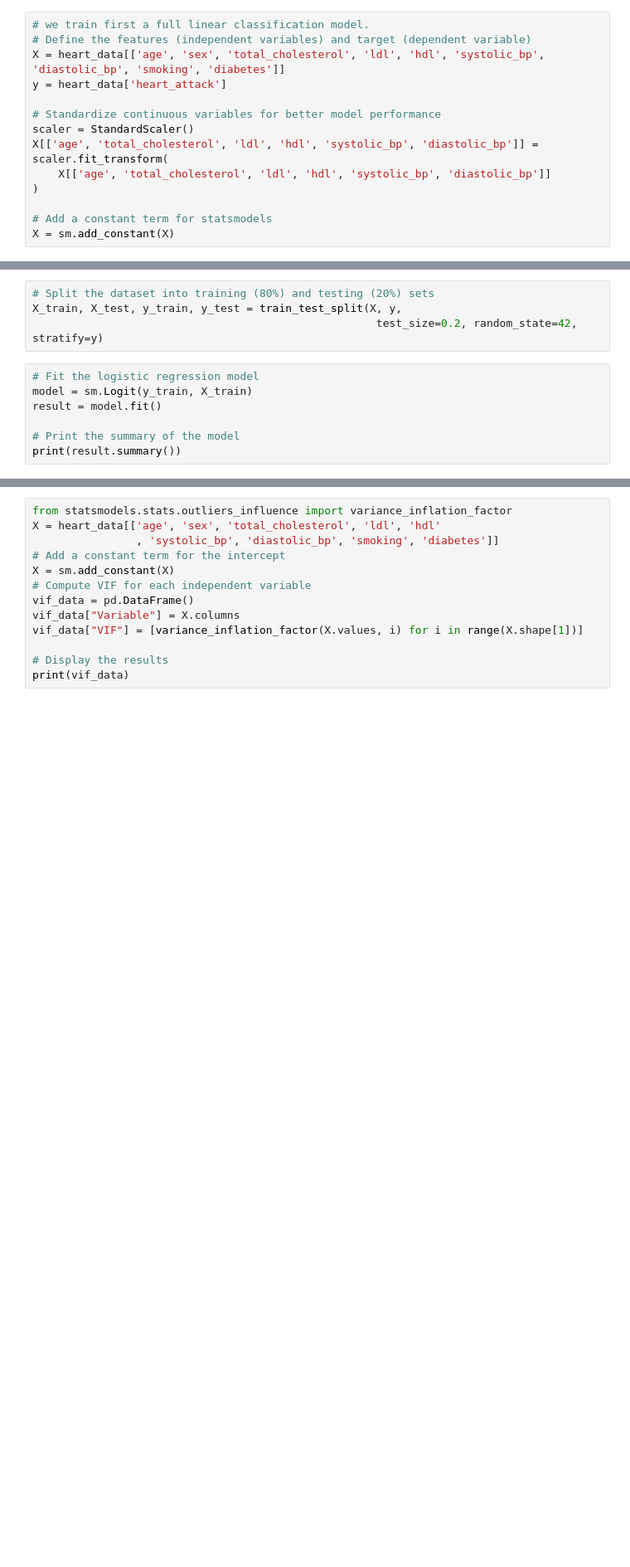
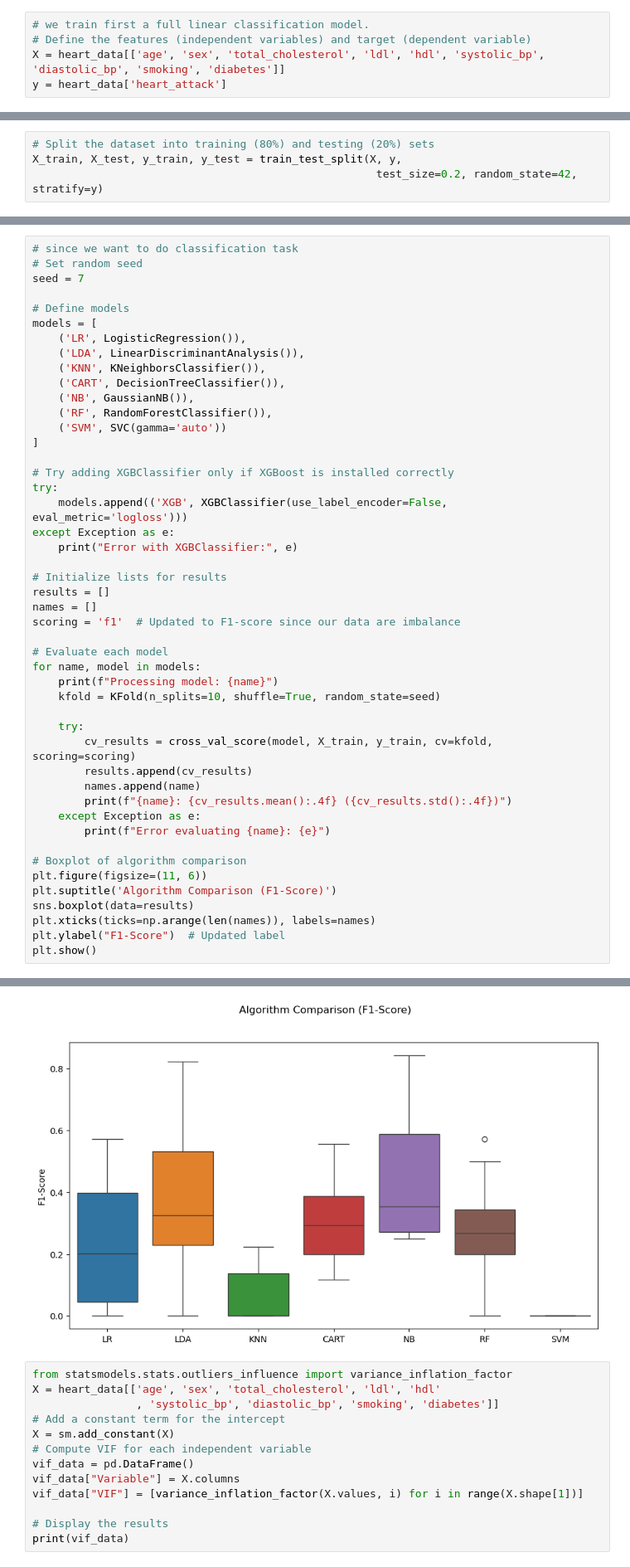
Before and after one commit to stephTchembeu/Heart_Attack_Risk_Assessment, a Jupyter notebook: script/hear_attack_analysis.ipynb, the cells around one changed output, grey strips where cells are left out. Shown at 83% size. Drawn from its saved outputs; the diff is of its cells as text; blank space fills up the shorter version.

Commit message:
complete the analysis

```diff
--- a/script/hear_attack_analysis.ipynb
+++ b/script/hear_attack_analysis.ipynb
@@ -363,12 +383,3 @@ hdl           -0.0274      0.013     -2.121      0.034      -0.053      -0.002
 # Define the features (independent variables) and target (dependent variable)
 X = heart_data[['age', 'sex', 'total_cholesterol', 'ldl', 'hdl', 'systolic_bp', 'diastolic_bp', 'smoking', 'diabetes']]
 y = heart_data['heart_attack']
-
-# Standardize continuous variables for better model performance
-scaler = StandardScaler()
-X[['age', 'total_cholesterol', 'ldl', 'hdl', 'systolic_bp', 'diastolic_bp']] = scaler.fit_transform(
-    X[['age', 'total_cholesterol', 'ldl', 'hdl', 'systolic_bp', 'diastolic_bp']]
-)
-
-# Add a constant term for statsmodels
-X = sm.add_constant(X)
@@ -382,10 +387,3 @@ See the caveats in the documentation: https://pandas.pydata.org/pandas-docs/stab
 # Split the dataset into training (80%) and testing (20%) sets
 X_train, X_test, y_train, y_test = train_test_split(X, y,
                                                      test_size=0.2, random_state=42, stratify=y)
-# %%
-# Fit the logistic regression model
-model = sm.Logit(y_train, X_train)
-result = model.fit()
-
-# Print the summary of the model
-print(result.summary())
@@ -466,0 +390,48 @@ Possible Next Steps:
+# %%
+# since we want to do classification task
+# Set random seed
+seed = 7
+
+# Define models
+models = [
+    ('LR', LogisticRegression()),
+    ('LDA', LinearDiscriminantAnalysis()),
+    ('KNN', KNeighborsClassifier()),
+    ('CART', DecisionTreeClassifier()),
+    ('NB', GaussianNB()),
+    ('RF', RandomForestClassifier()),
+    ('SVM', SVC(gamma='auto'))
+]
+
+# Try adding XGBClassifier only if XGBoost is installed correctly
+try:
+    models.append(('XGB', XGBClassifier(use_label_encoder=False, eval_metric='logloss')))
+except Exception as e:
+    print("Error with XGBClassifier:", e)
+
+# Initialize lists for results
+results = []
+names = []
+scoring = 'f1'  # Updated to F1-score since our data are imbalance
+
+# Evaluate each model
+for name, model in models:
+    print(f"Processing model: {name}")
+    kfold = KFold(n_splits=10, shuffle=True, random_state=seed)
+
+    try:
+        cv_results = cross_val_score(model, X_train, y_train, cv=kfold, scoring=scoring)
+        results.append(cv_results)
+        names.append(name)
+        print(f"{name}: {cv_results.mean():.4f} ({cv_results.std():.4f})")
+    except Exception as e:
+        print(f"Error evaluating {name}: {e}")
+
+# Boxplot of algorithm comparison
+plt.figure(figsize=(11, 6))
+plt.suptitle('Algorithm Comparison (F1-Score)')
+sns.boxplot(data=results)
+plt.xticks(ticks=np.arange(len(names)), labels=names)
+plt.ylabel("F1-Score")  # Updated label
+plt.show()
+# %% [output]
@@ -467,3 +471,4 @@ Possible Next Steps:
+[figure, added]
 # %%
 from statsmodels.stats.outliers_influence import variance_inflation_factor
 X = heart_data[['age', 'sex', 'total_cholesterol', 'ldl', 'hdl'
```
Also changed, not shown: parts of 29 cells of this notebook.
